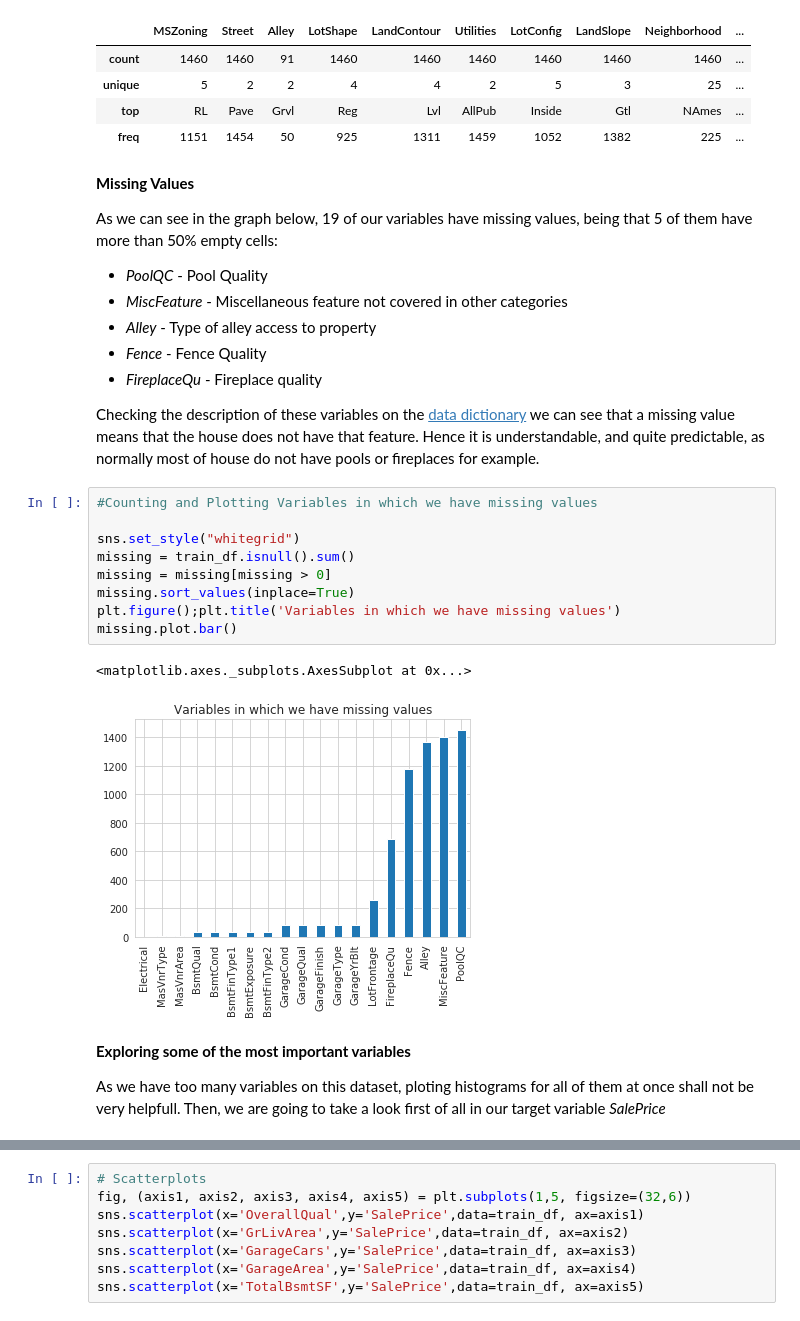
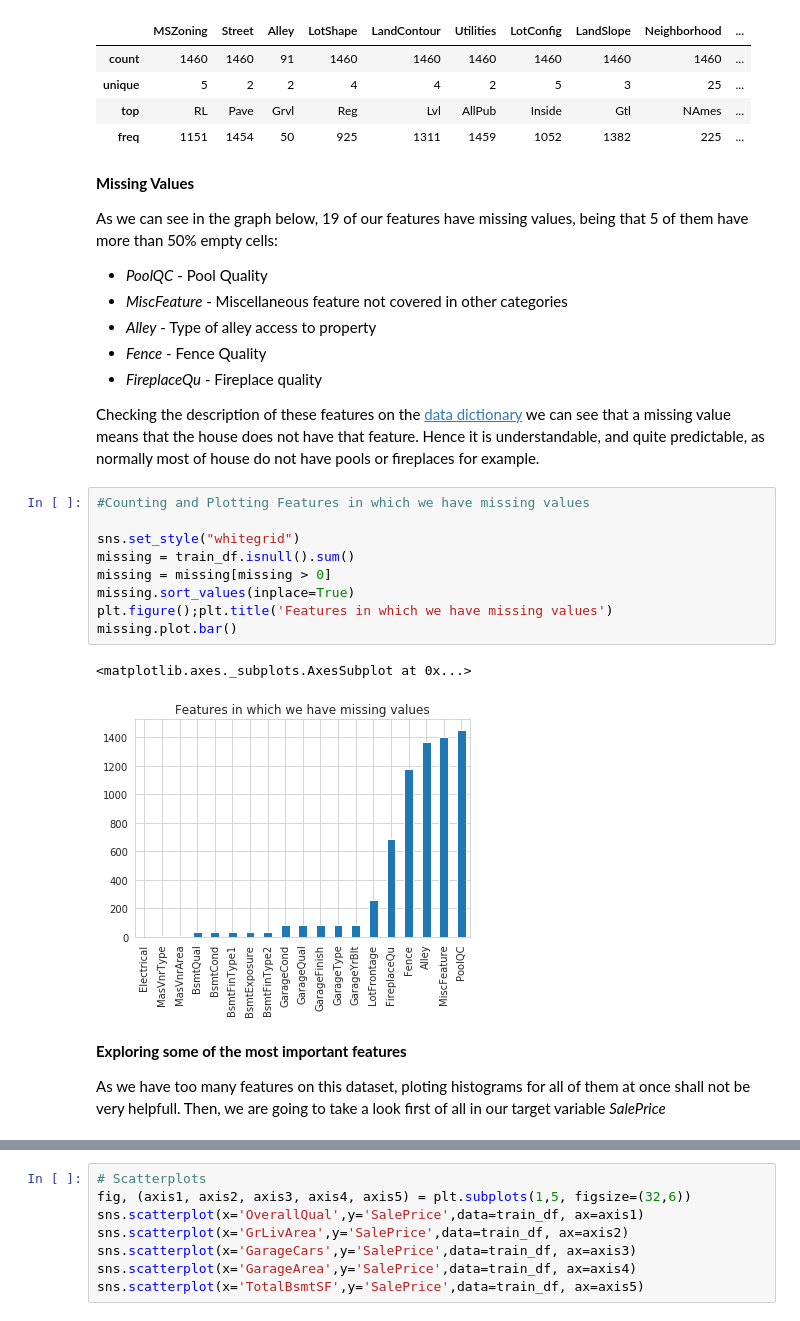
Before and after one commit to rpdieego/Kaggle_HousePrices, a Jupyter notebook: Kaggle_HousePrices.ipynb, the cells around one changed output, grey strips where cells are left out. Drawn from its saved outputs; the diff is of its cells as text.

```diff
--- a/Kaggle_HousePrices.ipynb
+++ b/Kaggle_HousePrices.ipynb
@@ -112,7 +122,7 @@ train_df.describe(include=['O'])
 # %% [markdown]
 **Missing Values**
 
-As we can see in the graph below, 19 of our variables have missing values, being that 5 of them have more than 50% empty cells:
+As we can see in the graph below, 19 of our features have missing values, being that 5 of them have more than 50% empty cells:
 
 *   *PoolQC* - Pool Quality
 *   *MiscFeature* - Miscellaneous feature not covered in other categories
@@ -121,21 +131,21 @@ As we can see in the graph below, 19 of our variables have missing values, being
 *   *FireplaceQu* - Fireplace quality
 
 
-Checking the description of these variables on the [data dictionary](https://raw.githubusercontent.com/rpdieego/Kaggle_HousePrices/master/data_description.txt) we can see that a missing value means that the house does not have that feature. Hence it is understandable, and quite predictable, as normally most of house do not have pools or fireplaces for example.
+Checking the description of these features on the [data dictionary](https://raw.githubusercontent.com/rpdieego/Kaggle_HousePrices/master/data_description.txt) we can see that a missing value means that the house does not have that feature. Hence it is understandable, and quite predictable, as normally most of house do not have pools or fireplaces for example.
 # %%
-#Counting and Plotting Variables in which we have missing values
+#Counting and Plotting Features in which we have missing values
 
 sns.set_style("whitegrid")
 missing = train_df.isnull().sum()
 missing = missing[missing > 0]
 missing.sort_values(inplace=True)
-plt.figure();plt.title('Variables in which we have missing values')
+plt.figure();plt.title('Features in which we have missing values')
 missing.plot.bar()
 # %% [output]
 <matplotlib.axes._subplots.AxesSubplot at 0x...>
-[figure, old version]
+[figure, new version]
 # %% [markdown]
-**Exploring some of the most important variables**
+**Exploring some of the most important features**
 
-As we have too many variables on this dataset, ploting histograms for all of them at once shall not be very helpfull. Then, we are going to take a look first of all in our target variable *SalePrice*
+As we have too many features on this dataset, ploting histograms for all of them at once shall not be very helpfull. Then, we are going to take a look first of all in our target variable *SalePrice*
 # %%
```
Also changed, not shown: parts of 86 cells of this notebook.
